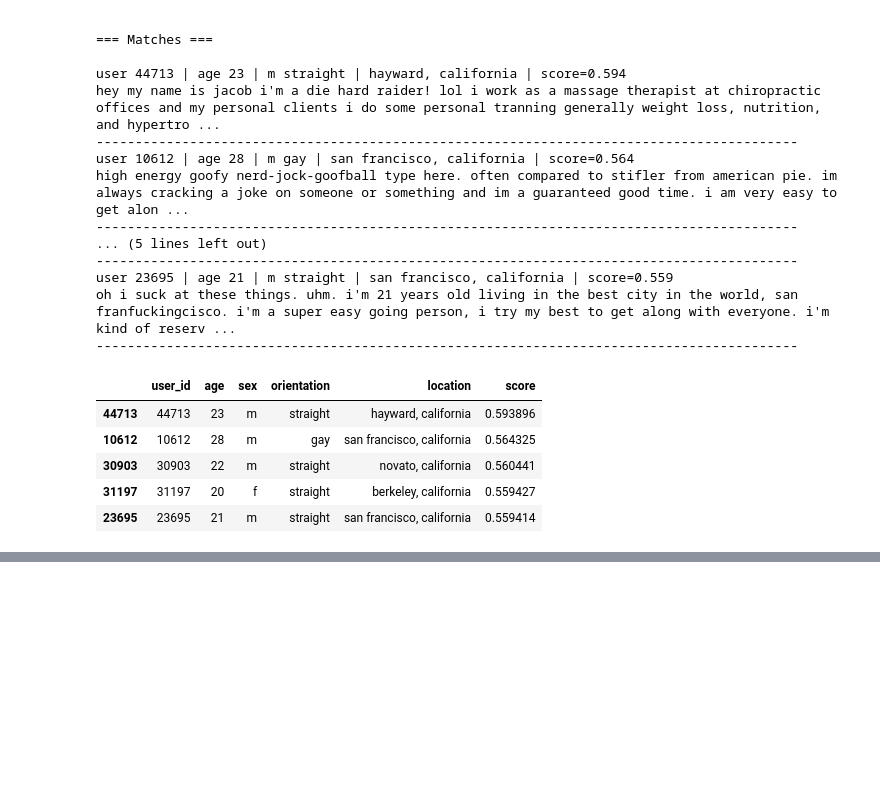
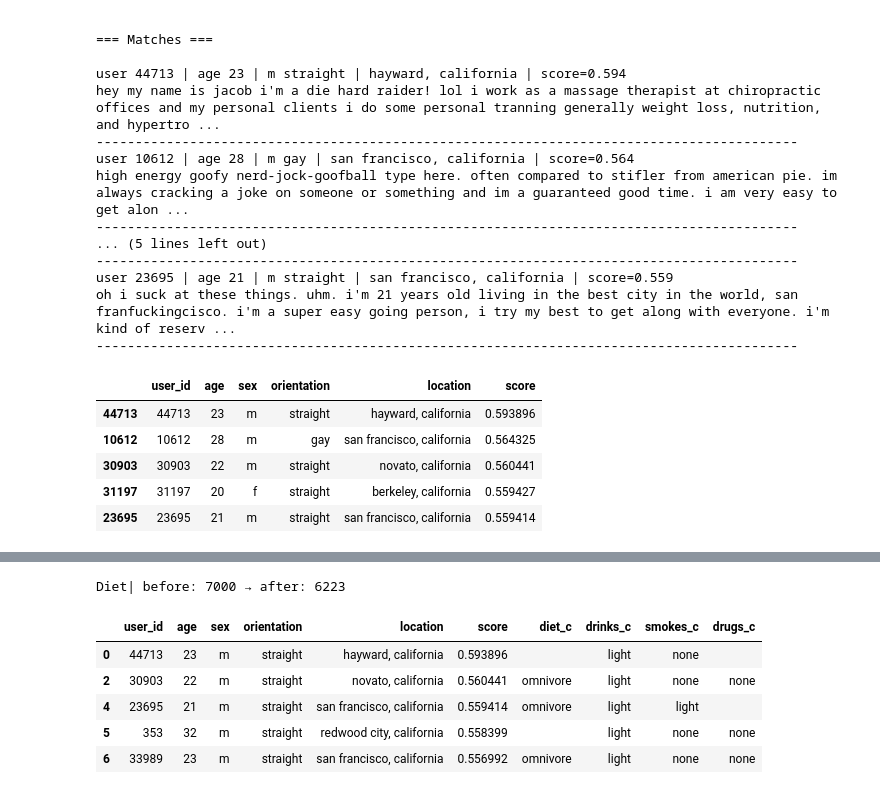
Before and after one commit to KrishaVeera/Decoding-the-Dating-Game, a Jupyter notebook: Calc_Embeddings_Model Training.ipynb, the cells around one changed output, grey strips where cells are left out. Saved outputs shown, nothing was run; the diff lists cells and outputs as text; code cells hidden in the pictures; blank space fills up the shorter version.

```diff
--- a/Calc_Embeddings_Model Training.ipynb
+++ b/Calc_Embeddings_Model Training.ipynb
@@ -419,0 +458,12 @@ cands = cands.merge(
+# %%
+# 2) Test EACH filter separately (always starting from 'base')
+diet_only   = filter_by_diet(uid,base)
+diet_only.head(5)
+# %% [output]
+Diet| before: 7000 → after: 6223
+|  | user_id | age | sex | orientation | location | score | diet_c | drinks_c | smokes_c | drugs_c |
+| 0 | 44713 | 23 | m | straight | hayward, california | 0.593896 |  | light | none |  |
+| 2 | 30903 | 22 | m | straight | novato, california | 0.560441 | omnivore | light | none | none |
+| 4 | 23695 | 21 | m | straight | san francisco, california | 0.559414 | omnivore | light | light |  |
+| 5 | 353 | 32 | m | straight | redwood city, california | 0.558399 |  | light | none | none |
+| 6 | 33989 | 23 | m | straight | san francisco, california | 0.556992 | omnivore | light | none | none |
```
Also changed, not shown: parts of 8 cells of this notebook.
